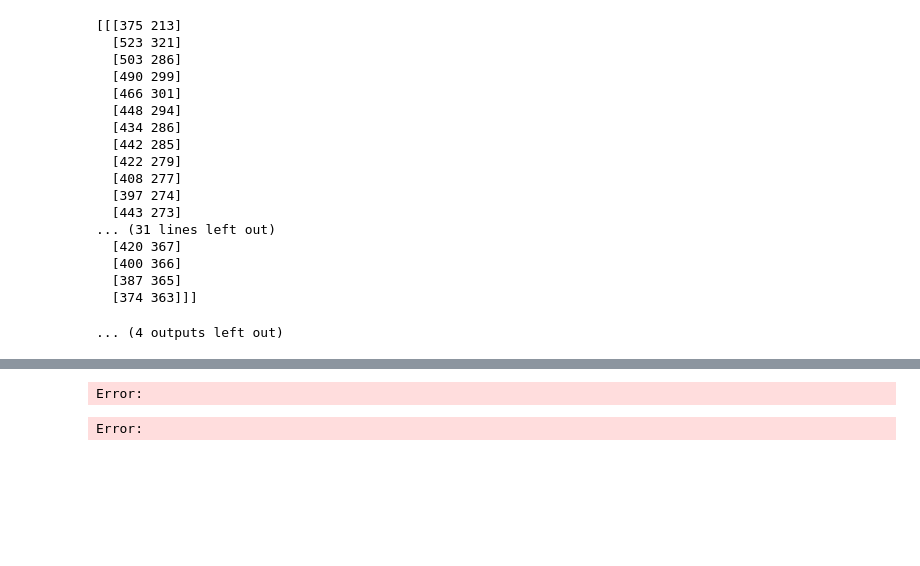
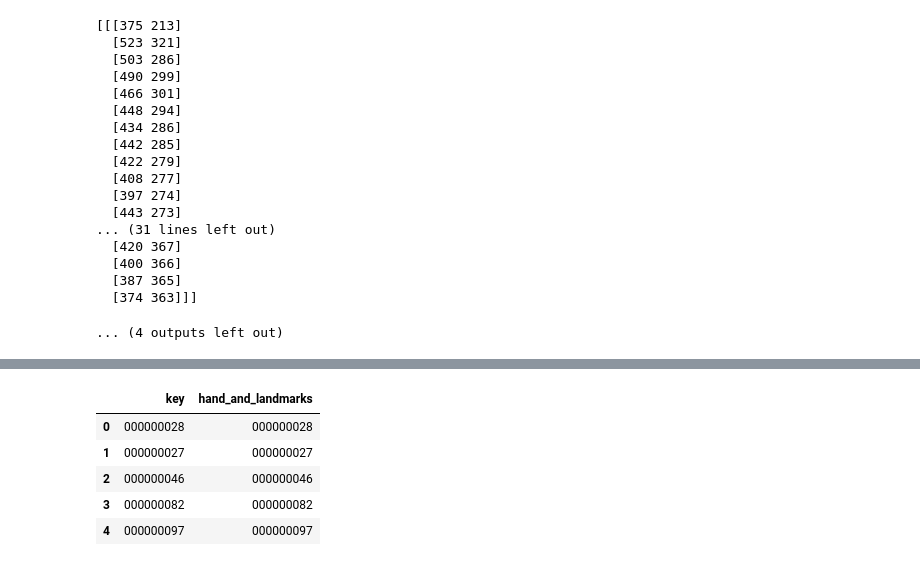
Before and after one commit to LAION-AI/hand-inference, a Jupyter notebook: example.ipynb, the cells around one changed output, grey strips where cells are left out. Saved outputs shown, nothing was run; the diff lists cells and outputs as text; code cells hidden in the pictures; blank space fills up the shorter version.

```diff
--- a/example.ipynb
+++ b/example.ipynb
@@ -565,6 +554,0 @@ def get_hand_coordinates_and_landmarks(byteimage):
-# %%
-# b = next(cycle_ds)
-get_hand_coordinates_and_landmarks(b['jpg'])
-# %% [output]
-Error:
-Error:
@@ -570,0 +584,12 @@ Error:
+# %%
+import pandas as pd
+
+df = pd.read_parquet("test.parquet")
+df
+# %% [output]
+|  | key | hand_and_landmarks |
+| 0 | 000000028 | 000000028 |
+| 1 | 000000027 | 000000027 |
+| 2 | 000000046 | 000000046 |
+| 3 | 000000082 | 000000082 |
+| 4 | 000000097 | 000000097 |
```
Also changed, not shown: parts of 7 cells of this notebook, 1 other file.
